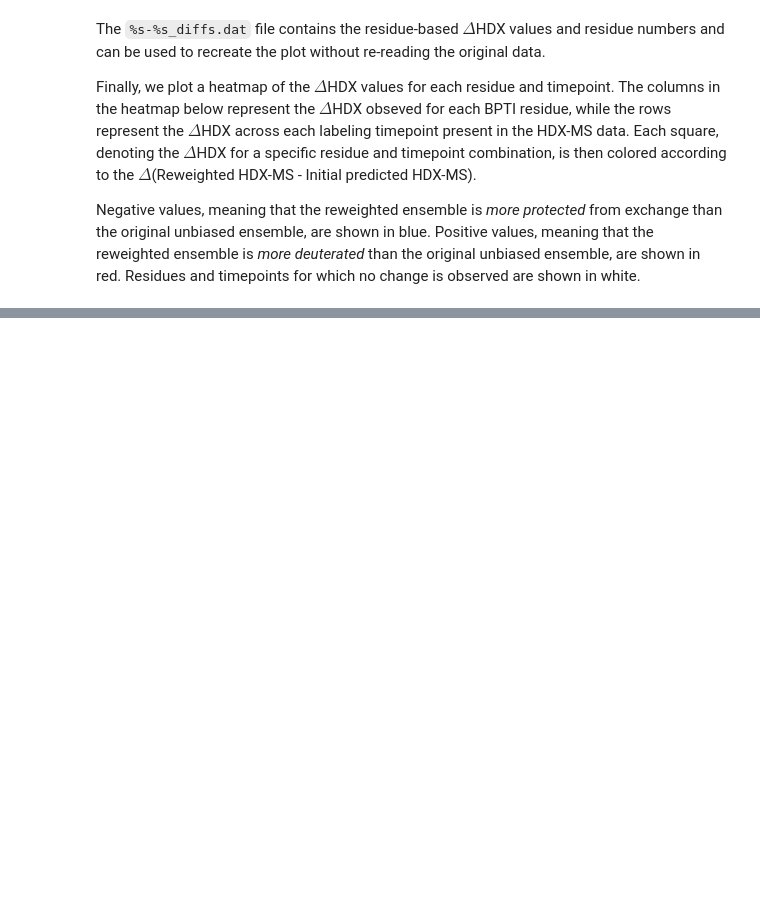
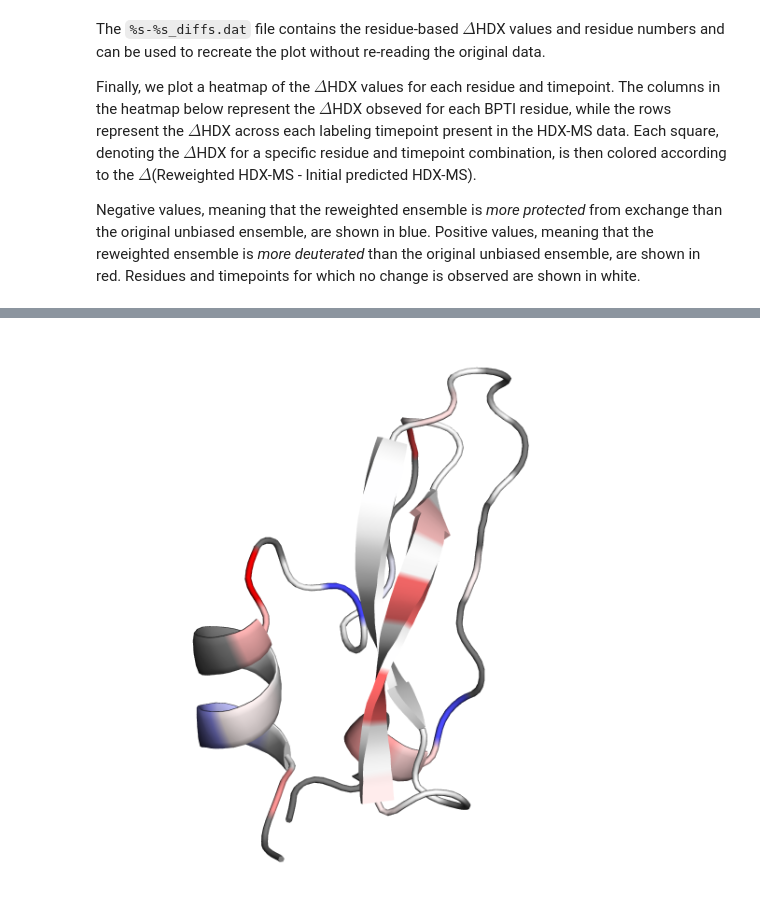
Before and after one commit to Lucy-Forrest-Lab/HDXer, a Jupyter notebook: tutorials/notebooks/05_heatmap.ipynb, the cells around one changed output, grey strips where cells are left out. Cells and saved outputs as stored; diff of their text form; code cells hidden in the pictures; blank space fills up the shorter version.

```diff
--- a/tutorials/notebooks/05_heatmap.ipynb
+++ b/tutorials/notebooks/05_heatmap.ipynb
@@ -99,0 +98,5 @@ Given the extensive sampling of the 1ms BPTI trajectory, this may be a sign of i
+# %%
+# Load an image of BPTI structure (5PTI) with the difference in deuterated fractions for 1 minute labeling time
+Image(os.path.expandvars('$HDXER_PATH/tutorials/BPTI/BPTI_reweighting/Reweighted-Predicted_byatom_1min.png'), width=800)
+# %% [output]
+[figure, added]
```
Also changed, not shown: parts of 7 cells of this notebook, 18 other files.
